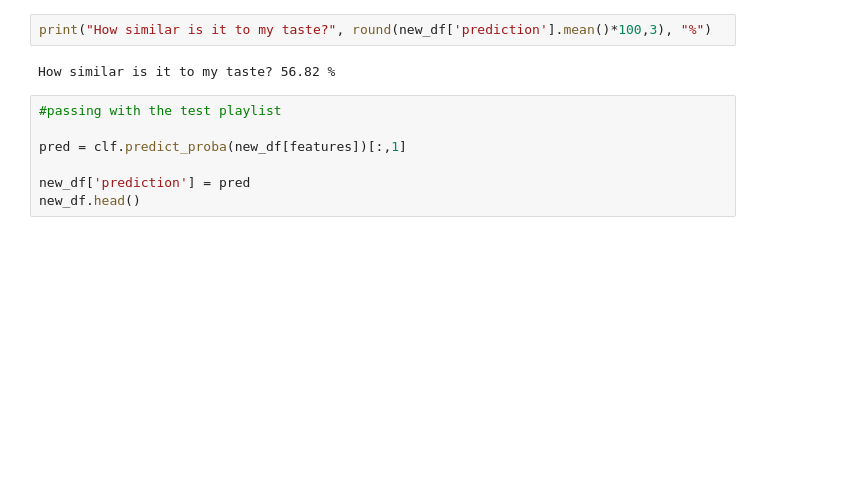
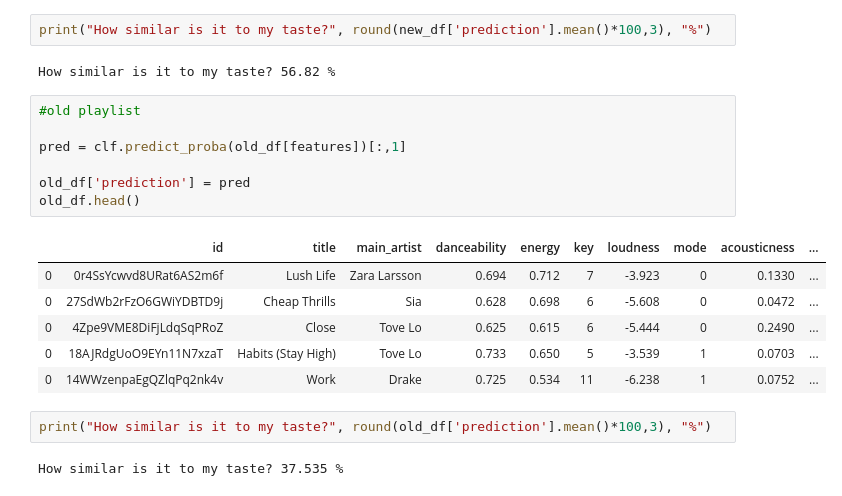
Before and after one commit to ritapereira10/Spotify-Analysis, a Jupyter notebook: Friends/TEST FRIENDS.ipynb, the cells around one changed output. Saved outputs shown, nothing was run; the diff lists cells and outputs as text; blank space fills up the shorter version.

```diff
--- a/Friends/TEST FRIENDS.ipynb
+++ b/Friends/TEST FRIENDS.ipynb
@@ -377,9 +397,20 @@ print("How similar is it to my taste?", round(new_df['prediction'].mean()*100,3)
 # %% [output]
 How similar is it to my taste? 56.82 %
 # %%
-#passing with the test playlist
+#old playlist
 
-pred = clf.predict_proba(new_df[features])[:,1]
+pred = clf.predict_proba(old_df[features])[:,1]
 
-new_df['prediction'] = pred
-new_df.head()
+old_df['prediction'] = pred
+old_df.head()
+# %% [output]
+|  | id | title | main_artist | danceability | energy | key | loudness | mode | acousticness | ... |
+| 0 | 0r4SsYcwvd8URat6AS2m6f | Lush Life | Zara Larsson | 0.694 | 0.712 | 7 | -3.923 | 0 | 0.1330 | ... |
+| 0 | 27SdWb2rFzO6GWiYDBTD9j | Cheap Thrills | Sia | 0.628 | 0.698 | 6 | -5.608 | 0 | 0.0472 | ... |
+| 0 | 4Zpe9VME8DiFjLdqSqPRoZ | Close | Tove Lo | 0.625 | 0.615 | 6 | -5.444 | 0 | 0.2490 | ... |
+| 0 | 18AJRdgUoO9EYn11N7xzaT | Habits (Stay High) | Tove Lo | 0.733 | 0.650 | 5 | -3.539 | 1 | 0.0703 | ... |
+| 0 | 14WWzenpaEgQZlqPq2nk4v | Work | Drake | 0.725 | 0.534 | 11 | -6.238 | 1 | 0.0752 | ... |
+# %%
+print("How similar is it to my taste?", round(old_df['prediction'].mean()*100,3), "%")
+# %% [output]
+How similar is it to my taste? 37.535 %
```
Also changed, not shown: parts of 1 cell of this notebook, 3 other files.
